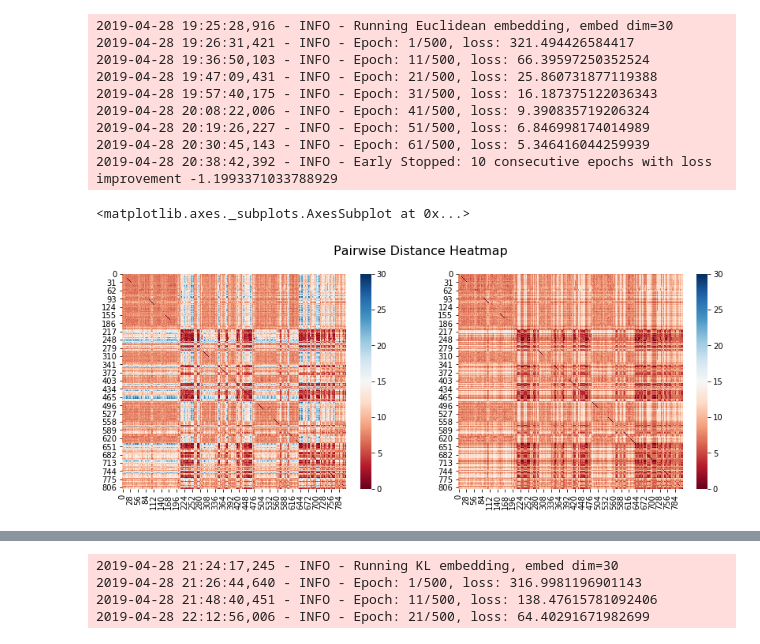
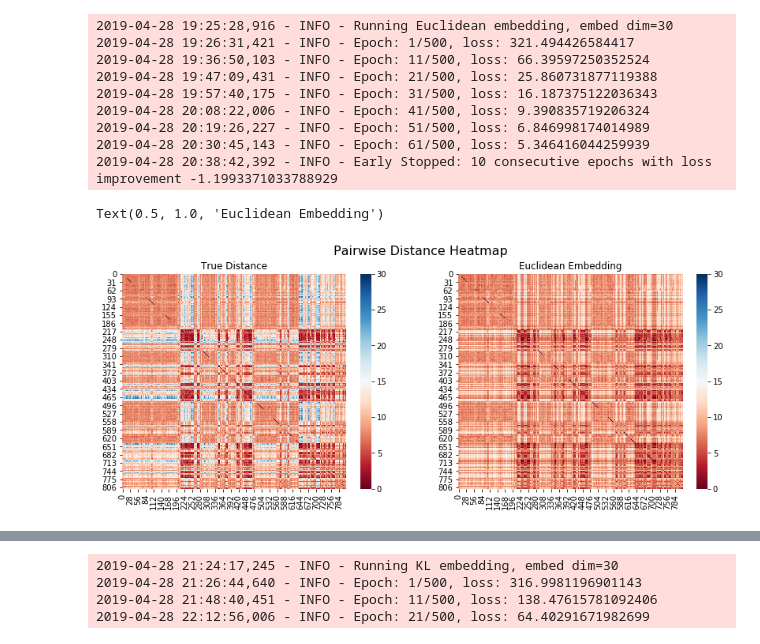
Before and after one commit to svenhsia/Entropic-Wasserstein-Embedding, a Jupyter notebook: Sales_shiwen.ipynb, the cells around one changed output, grey strips where cells are left out. Saved outputs shown, nothing was run; the diff lists cells and outputs as text; code cells hidden in the pictures.

```diff
--- a/Sales_shiwen.ipynb
+++ b/Sales_shiwen.ipynb
@@ -254,16 +234,18 @@ import seaborn as sns
 # %%
 fig = plt.figure(figsize=(14, 5))
 fig.suptitle("Pairwise Distance Heatmap", fontsize=16)
 
 true_distance = squareform(obj_distances)
 ax = plt.subplot(121)
 # ax.set_title('True distance')
 sns.heatmap(true_distance, cmap='RdBu', vmin=0, vmax=int(round(true_distance.max())))
+ax.set_title("True Distance")
 
 pred_distance = squareform(embed_distances)
 ax = plt.subplot(122)
 # ax.set_title(embed_types[(i+4)%5] + " embedding distance")
 sns.heatmap(pred_distance, cmap='RdBu', vmin=0, vmax=int(round(true_distance.max())))
+ax.set_title("Euclidean Embedding")
 # %% [output]
-<matplotlib.axes._subplots.AxesSubplot at 0x...>
+Text(0.5, 1.0, 'Euclidean Embedding')
-[figure, old version]
+[figure, new version]
```
Also changed, not shown: parts of 22 cells of this notebook, 6 other files.
